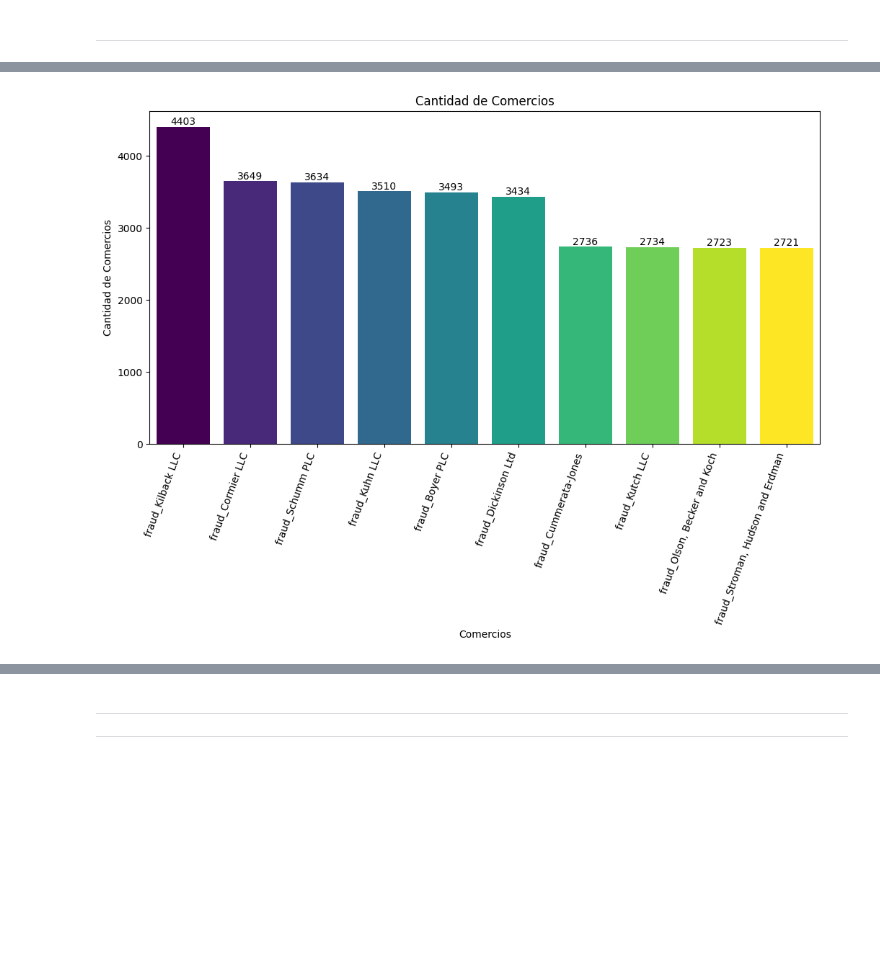
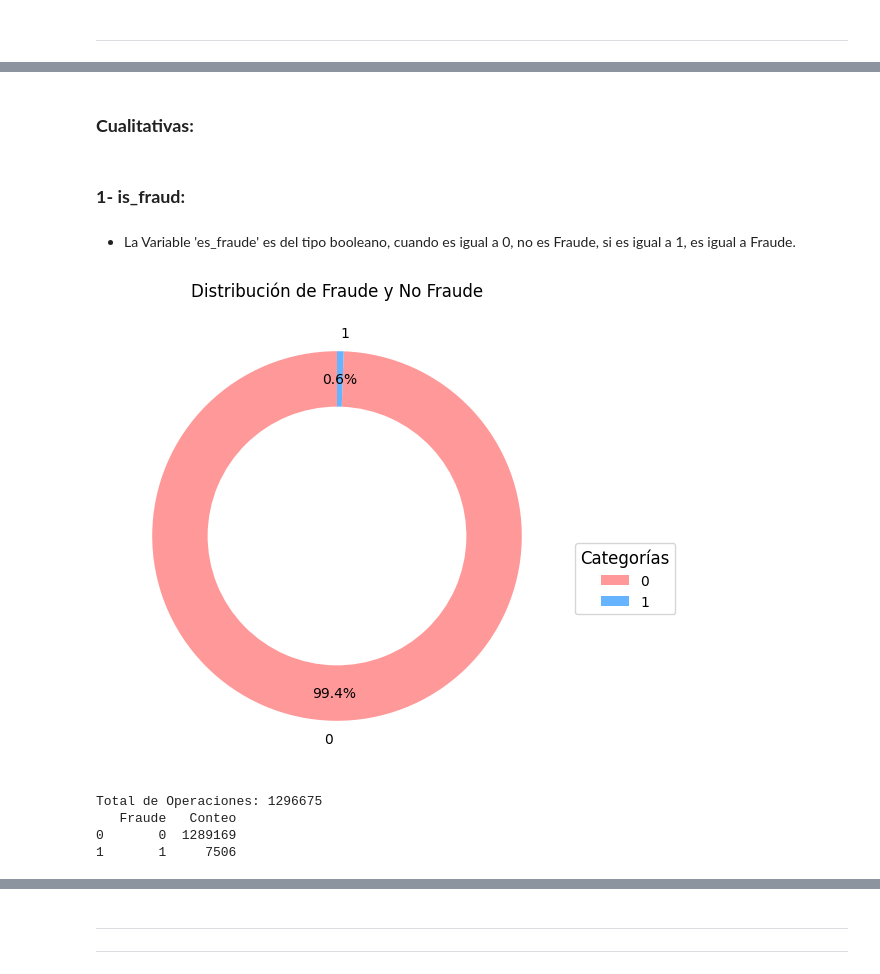
Before and after one commit to No-Country-simulation/c21-47-ft-data-bi, a Jupyter notebook: EDA/fintech.ipynb, the cells around one changed output, grey strips where cells are left out. Drawn from its saved outputs; the diff is of its cells as text; code cells hidden in the pictures; blank space fills up the shorter version.

Commit message:
Update fintech.ipynb
Se actualiza el archivo con nuevos datos

```diff
--- a/EDA/fintech.ipynb
+++ b/EDA/fintech.ipynb
@@ -430,43 +578,36 @@ Index(['fecha_hora_transaccion', 'fecha_nacimiento'], dtype='object')
-# %%
-# Calcular los conteos
-comercio_counts = df['comercio'].value_counts().head(10)
-
-# Convertir a DataFrame para poder usarlo en seaborn
-comercio_df = comercio_counts.reset_index()
-
-# Renombrar las columnas para mayor claridad
-comercio_df.columns = ['comercio', 'conteo']
-
-# Crea una nueva figura con un tamaño personalizado
-plt.figure(figsize=(12, 6))
-
-# Crea el gráfico de barras con seaborn
-ax = sns.barplot(x='comercio', y='conteo', data=comercio_df)
-
-# Título y etiquetas de los ejes
-ax.set_title('Cantidad de Comercios')
-
-# Etiqueta el eje X como "Comercios".
-ax.set_xlabel('Comercios')
-
-# Etiqueta el eje Y como "Cantidad de Comercios".
-ax.set_ylabel('Cantidad de Comercios')
-
-# Cambiar los colores de las barras manualmente usando matplotlib
-colors = plt.cm.viridis(np.linspace(0, 1, len(comercio_df)))
-
-# Asignar un color a cada barra
-for bar, color in zip(ax.patches, colors):
-    bar.set_facecolor(color)
-
-# Rotar las etiquetas del eje X
-plt.xticks(rotation=70, ha='right')
-
-# Añadir etiquetas a las barras
-for i in ax.containers:
-    ax.bar_label(i)
-
-# Mostrar el gráfico
-plt.show()
-# %% [output]
-[figure, removed]
+# %% [markdown]
+### **Cualitativas:**
+# %% [markdown]
+### **1- is_fraud:**
+# %% [markdown]
+- La Variable 'es_fraude' es del tipo booleano, cuando es igual a 0, no es Fraude, si es igual a 1, es igual a Fraude.
+# %%
+# Obtener los conteos de fraude y no fraude
+df_fraude_conteo = df['is_fraud'].value_counts()
+df_fraude_no_fraude = df_fraude_conteo.reset_index()
+df_fraude_no_fraude.columns = ['Fraude', 'Conteo']
+
+# Datos para el gráfico de torta
+labels = df_fraude_no_fraude['Fraude']
+sizes = df_fraude_no_fraude['Conteo']
+colors = ['#ff9999', '#66b3ff']  # Personaliza los colores según lo que prefieras
+
+# Crear gráfico de torta
+plt.figure(figsize=(6, 6))
+plt.pie(sizes, labels=labels, colors=colors, autopct='%1.1f%%', startangle=90, pctdistance=0.85, wedgeprops={'width': 0.3})
+# Configurar el aspecto del gráfico para que sea un círculo
+plt.gca().set_aspect('equal')
+
+# Agregar leyenda
+plt.legend(labels=labels, loc="best", fontsize='medium', title="Categorías", title_fontsize='large', bbox_to_anchor=(1, 0.5))
+
+# Mostrar el gráfico
+plt.title('Distribución de Fraude y No Fraude')
+plt.show()
+print(f'Total de Operaciones: {len(df)}\n{df_fraude_no_fraude}')
+# %% [output]
+[figure, added]
+Total de Operaciones: 1296675
+   Fraude   Conteo
+0       0  1289169
+1       1     7506
```
Also changed, not shown: parts of 75 cells of this notebook.
